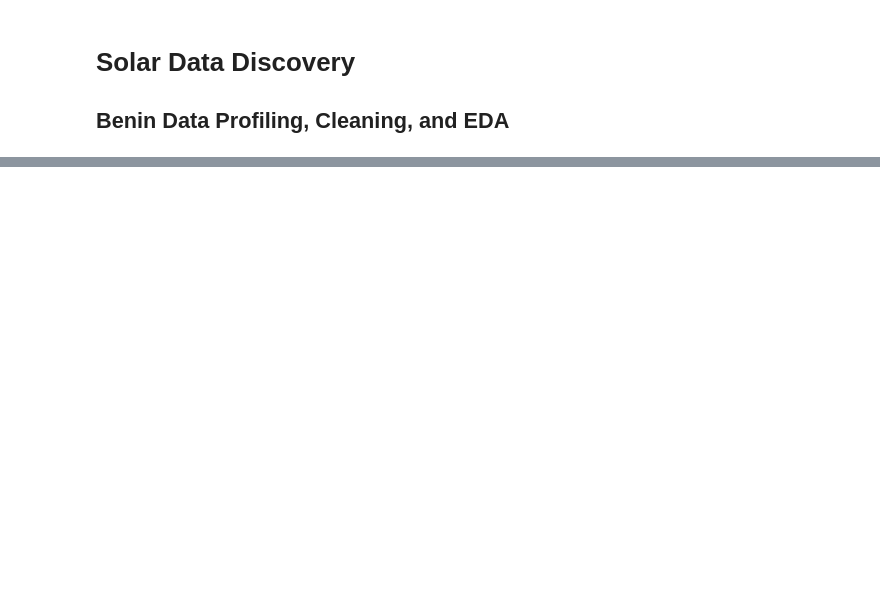
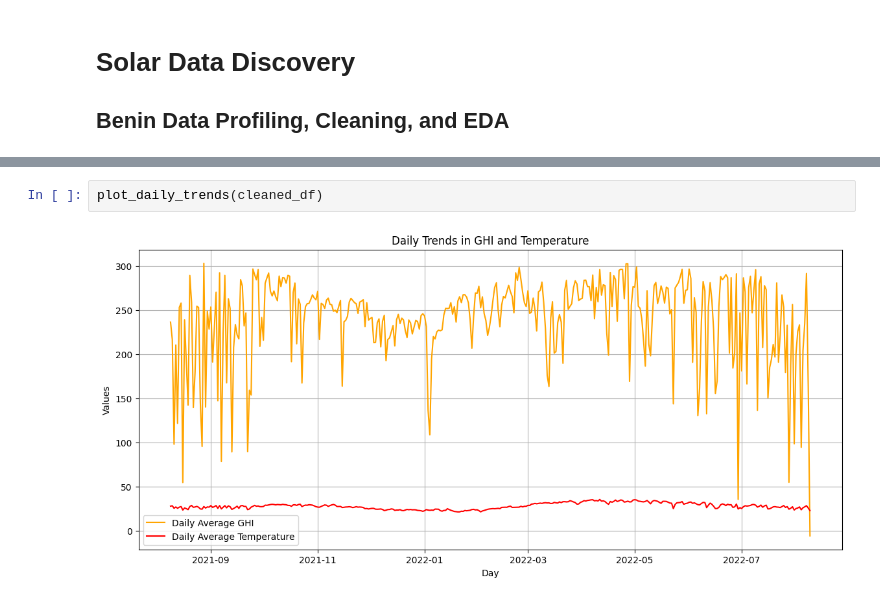
Before and after one commit to wondifraw/solar-challenge-week1, a Jupyter notebook: notebooks/benin_eda.ipynb, the cells around one changed output, grey strips where cells are left out. Saved outputs shown, nothing was run; the diff lists cells and outputs as text; blank space fills up the shorter version.

```diff
--- a/notebooks/benin_eda.ipynb
+++ b/notebooks/benin_eda.ipynb
@@ -683,0 +136,4 @@ plt.show()
+# %%
+plot_daily_trends(cleaned_df)
+# %% [output]
+[figure, added]
```
Also changed, not shown: parts of 89 cells of this notebook, 2 other files.
